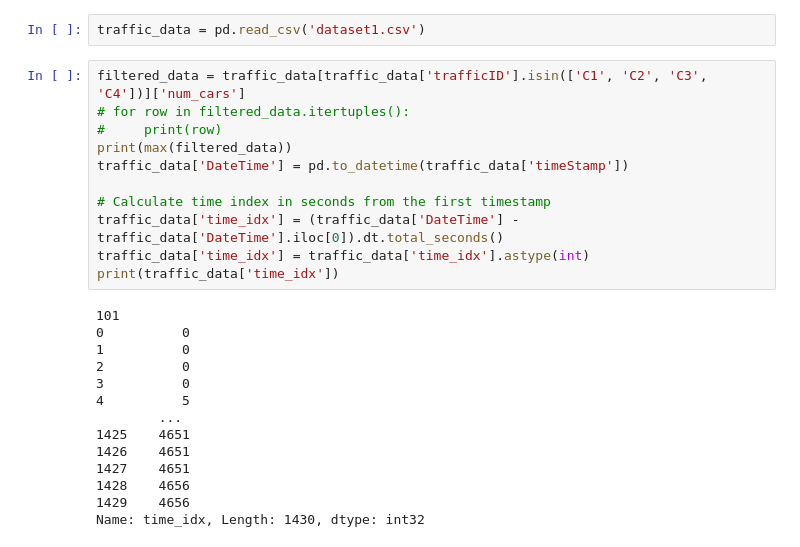
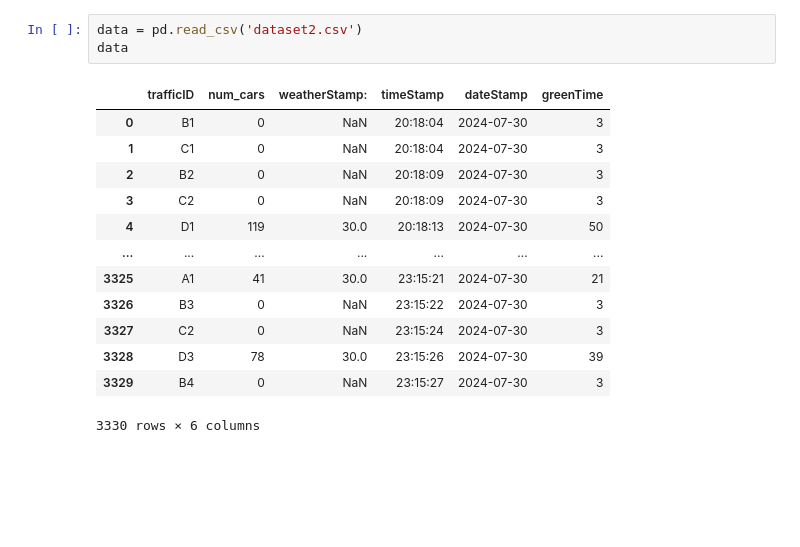
Before and after one commit to Ahmad142300/AdaptiveTrafficLightSystem, a Jupyter notebook: RNNModel.ipynb, the cells around one changed output. Cells and saved outputs as stored; diff of their text form; blank space fills up the shorter version.

```diff
--- a/RNNModel.ipynb
+++ b/RNNModel.ipynb
@@ -11,27 +9,17 @@ from sklearn.model_selection import train_test_split
 # %%
-traffic_data = pd.read_csv('dataset1.csv')
+data = pd.read_csv('dataset2.csv')
+data
+# %% [output]
+|  | trafficID | num_cars | weatherStamp: | timeStamp | dateStamp | greenTime |
+| 0 | B1 | 0 | NaN | 20:18:04 | 2024-07-30 | 3 |
+| 1 | C1 | 0 | NaN | 20:18:04 | 2024-07-30 | 3 |
+| 2 | B2 | 0 | NaN | 20:18:09 | 2024-07-30 | 3 |
+| 3 | C2 | 0 | NaN | 20:18:09 | 2024-07-30 | 3 |
+| 4 | D1 | 119 | 30.0 | 20:18:13 | 2024-07-30 | 50 |
+| ... | ... | ... | ... | ... | ... | ... |
+| 3325 | A1 | 41 | 30.0 | 23:15:21 | 2024-07-30 | 21 |
+| 3326 | B3 | 0 | NaN | 23:15:22 | 2024-07-30 | 3 |
+| 3327 | C2 | 0 | NaN | 23:15:24 | 2024-07-30 | 3 |
+| 3328 | D3 | 78 | 30.0 | 23:15:26 | 2024-07-30 | 39 |
+| 3329 | B4 | 0 | NaN | 23:15:27 | 2024-07-30 | 3 |
+3330 rows × 6 columns
-# %%
-filtered_data = traffic_data[traffic_data['trafficID'].isin(['C1', 'C2', 'C3', 'C4'])]['num_cars']
-# for row in filtered_data.itertuples():
-#     print(row)
-print(max(filtered_data))
-traffic_data['DateTime'] = pd.to_datetime(traffic_data['timeStamp'])
-
-# Calculate time index in seconds from the first timestamp
-traffic_data['time_idx'] = (traffic_data['DateTime'] - traffic_data['DateTime'].iloc[0]).dt.total_seconds()
-traffic_data['time_idx'] = traffic_data['time_idx'].astype(int)
-print(traffic_data['time_idx'])
-# %% [output]
-101
-0          0
-1          0
-2          0
-3          0
-4          5
-        ...
-1425    4651
-1426    4651
-1427    4651
-1428    4656
-1429    4656
-Name: time_idx, Length: 1430, dtype: int32
```
Also changed, not shown: parts of 8 cells of this notebook.
